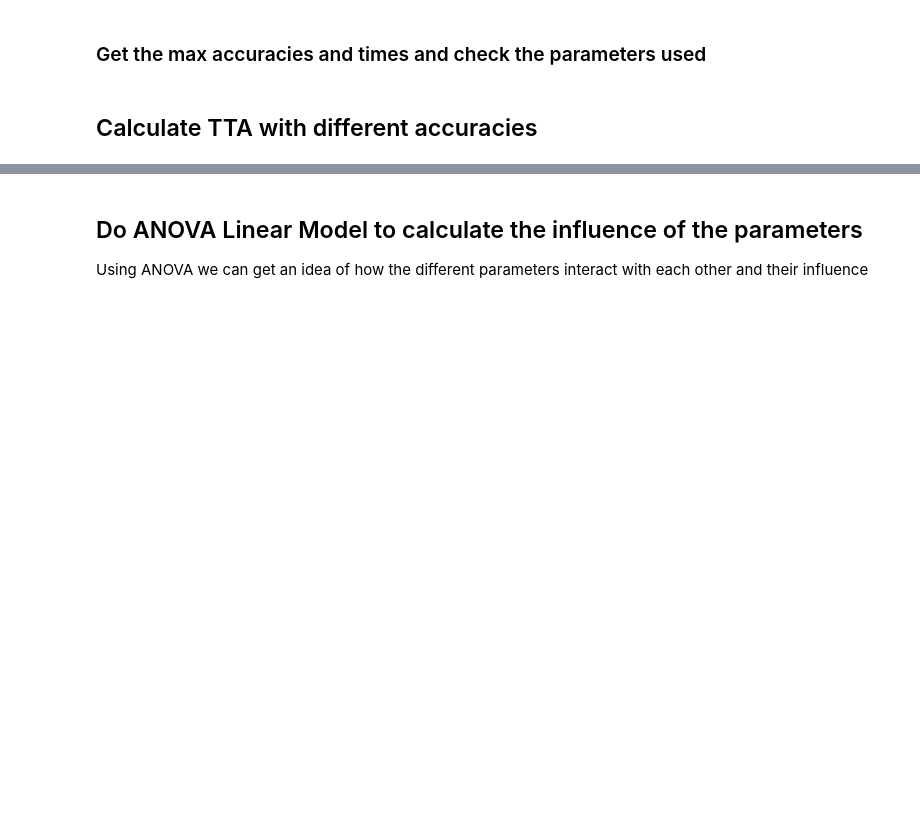
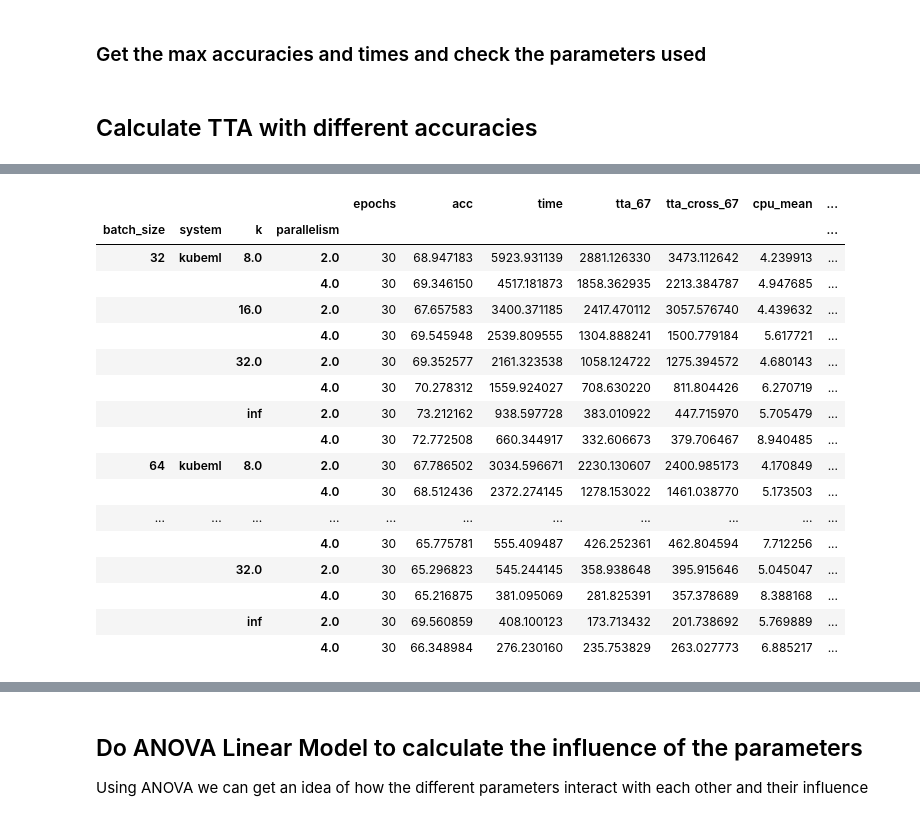
Before and after one commit to DiegoStock12/kubeml, a Jupyter notebook: ml/experiments/insights.ipynb, the cells around one changed output, grey strips where cells are left out. Drawn from its saved outputs; the diff is of its cells as text; code cells hidden in the pictures; blank space fills up the shorter version.

```diff
--- a/ml/experiments/insights.ipynb
+++ b/ml/experiments/insights.ipynb
@@ -269 +313,22 @@ best.tta_cross_99
+# %%
+r.groupby(['batch_size', 'system', 'k', 'parallelism']).mean()
+# %% [output]
+|  |  |  |  | epochs | acc | time | tta_67 | tta_cross_67 | cpu_mean | ... |
+| batch_size | system | k | parallelism |  |  |  |  |  |  | ... |
+| 32 | kubeml | 8.0 | 2.0 | 30 | 68.947183 | 5923.931139 | 2881.126330 | 3473.112642 | 4.239913 | ... |
+|  |  |  | 4.0 | 30 | 69.346150 | 4517.181873 | 1858.362935 | 2213.384787 | 4.947685 | ... |
+|  |  | 16.0 | 2.0 | 30 | 67.657583 | 3400.371185 | 2417.470112 | 3057.576740 | 4.439632 | ... |
+|  |  |  | 4.0 | 30 | 69.545948 | 2539.809555 | 1304.888241 | 1500.779184 | 5.617721 | ... |
+|  |  | 32.0 | 2.0 | 30 | 69.352577 | 2161.323538 | 1058.124722 | 1275.394572 | 4.680143 | ... |
+|  |  |  | 4.0 | 30 | 70.278312 | 1559.924027 | 708.630220 | 811.804426 | 6.270719 | ... |
+|  |  | inf | 2.0 | 30 | 73.212162 | 938.597728 | 383.010922 | 447.715970 | 5.705479 | ... |
+|  |  |  | 4.0 | 30 | 72.772508 | 660.344917 | 332.606673 | 379.706467 | 8.940485 | ... |
+| 64 | kubeml | 8.0 | 2.0 | 30 | 67.786502 | 3034.596671 | 2230.130607 | 2400.985173 | 4.170849 | ... |
+|  |  |  | 4.0 | 30 | 68.512436 | 2372.274145 | 1278.153022 | 1461.038770 | 5.173503 | ... |
+| ... | ... | ... | ... | ... | ... | ... | ... | ... | ... | ... |
+|  |  |  | 4.0 | 30 | 65.775781 | 555.409487 | 426.252361 | 462.804594 | 7.712256 | ... |
+|  |  | 32.0 | 2.0 | 30 | 65.296823 | 545.244145 | 358.938648 | 395.915646 | 5.045047 | ... |
+|  |  |  | 4.0 | 30 | 65.216875 | 381.095069 | 281.825391 | 357.378689 | 8.388168 | ... |
+|  |  | inf | 2.0 | 30 | 69.560859 | 408.100123 | 173.713432 | 201.738692 | 5.769889 | ... |
+|  |  |  | 4.0 | 30 | 66.348984 | 276.230160 | 235.753829 | 263.027773 | 6.885217 | ... |
 # %%
```
Also changed, not shown: parts of 19 cells of this notebook, 3 other files.
